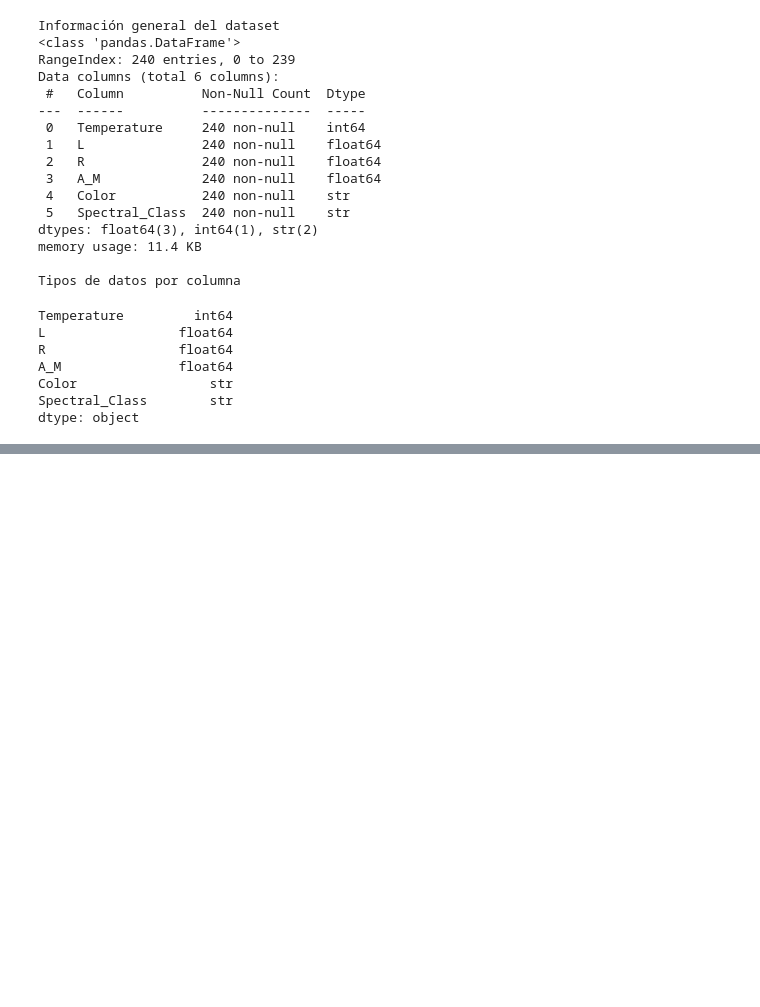
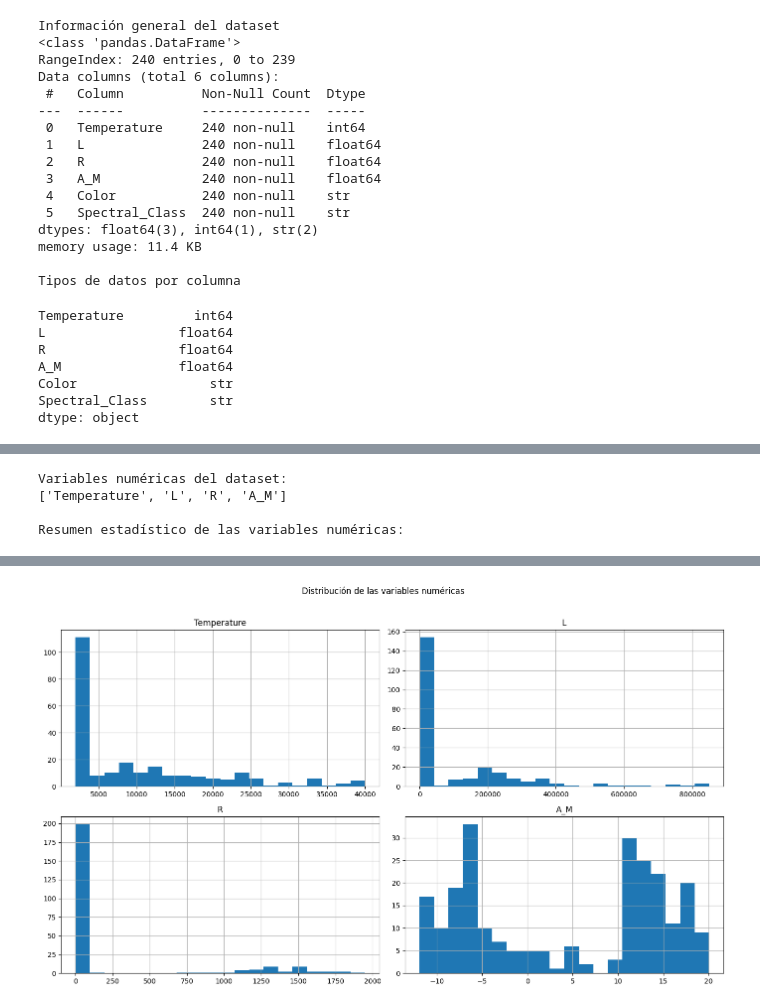
Before and after one commit to 100522401/p2_AA_100522396_100522401, a Jupyter notebook: notebooks/notebook.ipynb, the cells around one changed output, grey strips where cells are left out. Drawn from its saved outputs; the diff is of its cells as text; code cells hidden in the pictures; blank space fills up the shorter version.

```diff
--- a/notebooks/notebook.ipynb
+++ b/notebooks/notebook.ipynb
@@ -118,0 +146,22 @@ dtype: object
+# %%
+import matplotlib.pyplot as plt
+
+# Selección de variables numéricas
+num_cols = df.select_dtypes(include=["int64", "float64"]).columns.tolist()
+
+print("Variables numéricas del dataset:")
+print(num_cols)
+
+print("\nResumen estadístico de las variables numéricas:")
+display(df[num_cols].describe().T)
+
+# Histogramas
+df[num_cols].hist(figsize=(14, 8), bins=20)
+plt.suptitle("Distribución de las variables numéricas", y=1.02)
+plt.tight_layout()
+plt.show()
+# %% [output]
+Variables numéricas del dataset:
+['Temperature', 'L', 'R', 'A_M']
+
+Resumen estadístico de las variables numéricas:
@@ -118,0 +173 @@ dtype: object
+[figure, added]
```
Also changed, not shown: parts of 9 cells of this notebook.
